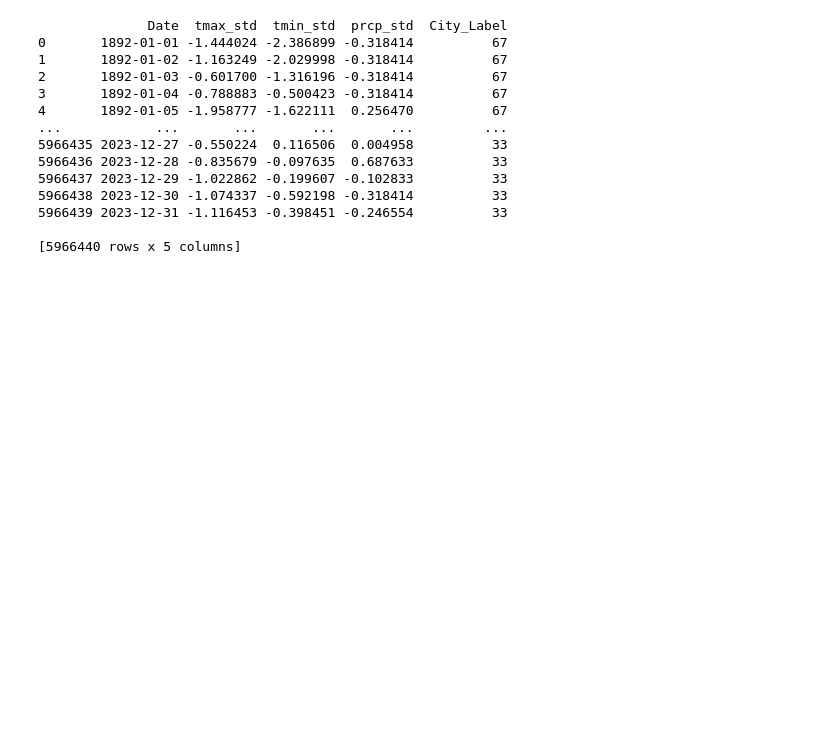
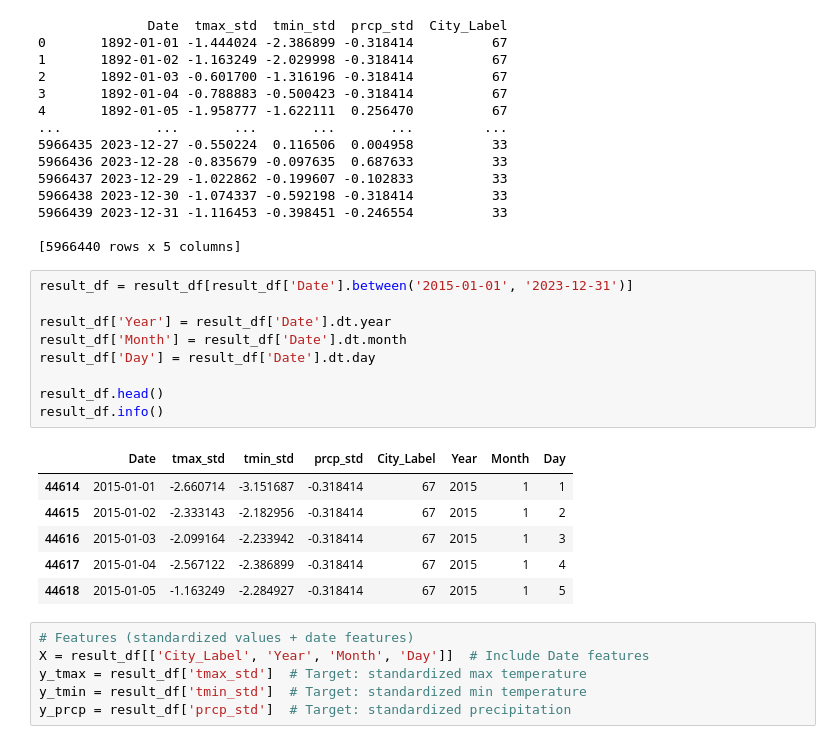
Before and after one commit to Manidatta1/Trend-Analysis-across-diverse-fields, a Jupyter notebook: Code/weather/Data_Preprocessing_Exploration.ipynb, the cells around one changed output. Cells and saved outputs as stored; diff of their text form; blank space fills up the shorter version.

```diff
--- a/Code/weather/Data_Preprocessing_Exploration.ipynb
+++ b/Code/weather/Data_Preprocessing_Exploration.ipynb
@@ -323,3 +323,25 @@ print(result_df)
 5966439 2023-12-31 -1.116453 -0.398451 -0.246554          33
 
 [5966440 rows x 5 columns]
+# %%
+result_df = result_df[result_df['Date'].between('2015-01-01', '2023-12-31')]
+
+result_df['Year'] = result_df['Date'].dt.year
+result_df['Month'] = result_df['Date'].dt.month
+result_df['Day'] = result_df['Date'].dt.day
+
+result_df.head()
+result_df.info()
+# %% [output]
+|  | Date | tmax_std | tmin_std | prcp_std | City_Label | Year | Month | Day |
+| 44614 | 2015-01-01 | -2.660714 | -3.151687 | -0.318414 | 67 | 2015 | 1 | 1 |
+| 44615 | 2015-01-02 | -2.333143 | -2.182956 | -0.318414 | 67 | 2015 | 1 | 2 |
+| 44616 | 2015-01-03 | -2.099164 | -2.233942 | -0.318414 | 67 | 2015 | 1 | 3 |
+| 44617 | 2015-01-04 | -2.567122 | -2.386899 | -0.318414 | 67 | 2015 | 1 | 4 |
+| 44618 | 2015-01-05 | -1.163249 | -2.284927 | -0.318414 | 67 | 2015 | 1 | 5 |
+# %%
+# Features (standardized values + date features)
+X = result_df[['City_Label', 'Year', 'Month', 'Day']]  # Include Date features
+y_tmax = result_df['tmax_std']  # Target: standardized max temperature
+y_tmin = result_df['tmin_std']  # Target: standardized min temperature
+y_prcp = result_df['prcp_std']  # Target: standardized precipitation
```
Also changed, not shown: parts of 3 cells of this notebook, 35 other files.
